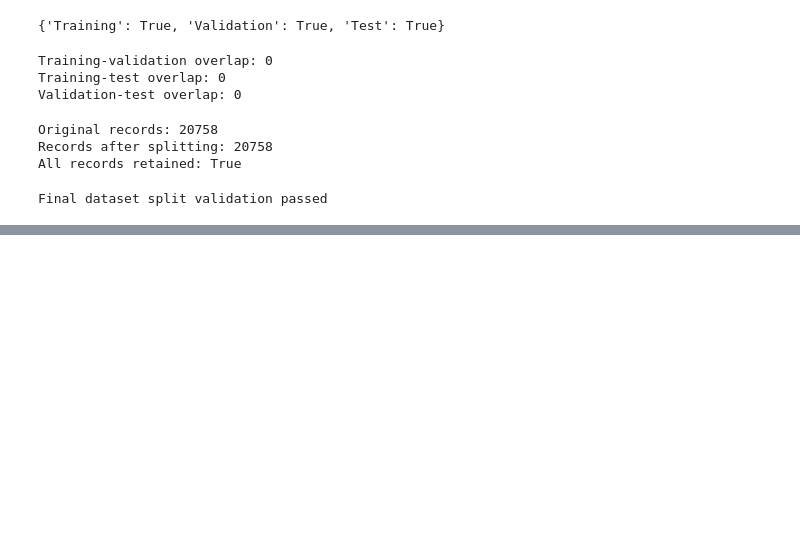
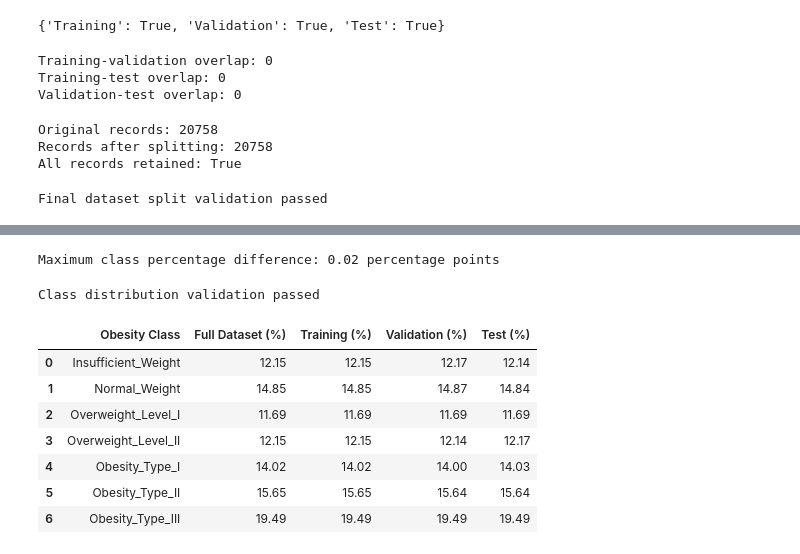
Before and after one commit to SMCodeX7/Obesity-Risk-Intelligence-System, a Jupyter notebook: notebooks/03_preprocessing.ipynb, the cells around one changed output, grey strips where cells are left out. Cells and saved outputs as stored; diff of their text form; code cells hidden in the pictures; blank space fills up the shorter version.

```diff
--- a/notebooks/03_preprocessing.ipynb
+++ b/notebooks/03_preprocessing.ipynb
@@ -499,0 +512,9 @@ Final dataset split validation passed
+# %%
+def calculate_class_percentages(target_series):
+    return (
+        target_series
+        .value_counts(normalize=True)
+        .mul(100)
+        .reindex(class_order)
+        .round(2)
+    )
@@ -499,0 +526,9 @@ Final dataset split validation passed
+# %%
+class_distribution_comparison = pd.DataFrame({
+    "Full Dataset (%)": full_distribution,
+    "Training (%)": training_distribution,
+    "Validation (%)": validation_distribution,
+    "Test (%)": test_distribution,
+})
+
+class_distribution_comparison
@@ -499,0 +571,45 @@ Final dataset split validation passed
+# %%
+maximum_distribution_difference = (
+    distribution_differences
+    .to_numpy()
+    .max()
+)
+
+print(
+    "Maximum class percentage difference:",
+    f"{maximum_distribution_difference:.2f} percentage points",
+)
+# %% [output]
+Maximum class percentage difference: 0.02 percentage points
+# %%
+MAX_ALLOWED_DIFFERENCE = 0.20
+
+assert maximum_distribution_difference <= MAX_ALLOWED_DIFFERENCE, (
+    "The class proportions differ more than the accepted tolerance."
+)
+
+print("Class distribution validation passed")
+# %% [output]
+Class distribution validation passed
+# %%
+distribution_chart_data = (
+    class_distribution_comparison
+    .reset_index()
+)
+
+distribution_chart_data = distribution_chart_data.rename(
+    columns={
+        distribution_chart_data.columns[0]: "Obesity Class"
+    }
+)
+
+distribution_chart_data
+# %% [output]
+|  | Obesity Class | Full Dataset (%) | Training (%) | Validation (%) | Test (%) |
+| 0 | Insufficient_Weight | 12.15 | 12.15 | 12.17 | 12.14 |
+| 1 | Normal_Weight | 14.85 | 14.85 | 14.87 | 14.84 |
+| 2 | Overweight_Level_I | 11.69 | 11.69 | 11.69 | 11.69 |
+| 3 | Overweight_Level_II | 12.15 | 12.15 | 12.14 | 12.17 |
+| 4 | Obesity_Type_I | 14.02 | 14.02 | 14.00 | 14.03 |
+| 5 | Obesity_Type_II | 15.65 | 15.65 | 15.64 | 15.64 |
+| 6 | Obesity_Type_III | 19.49 | 19.49 | 19.49 | 19.49 |
```
Also changed, not shown: parts of 7 cells of this notebook.
